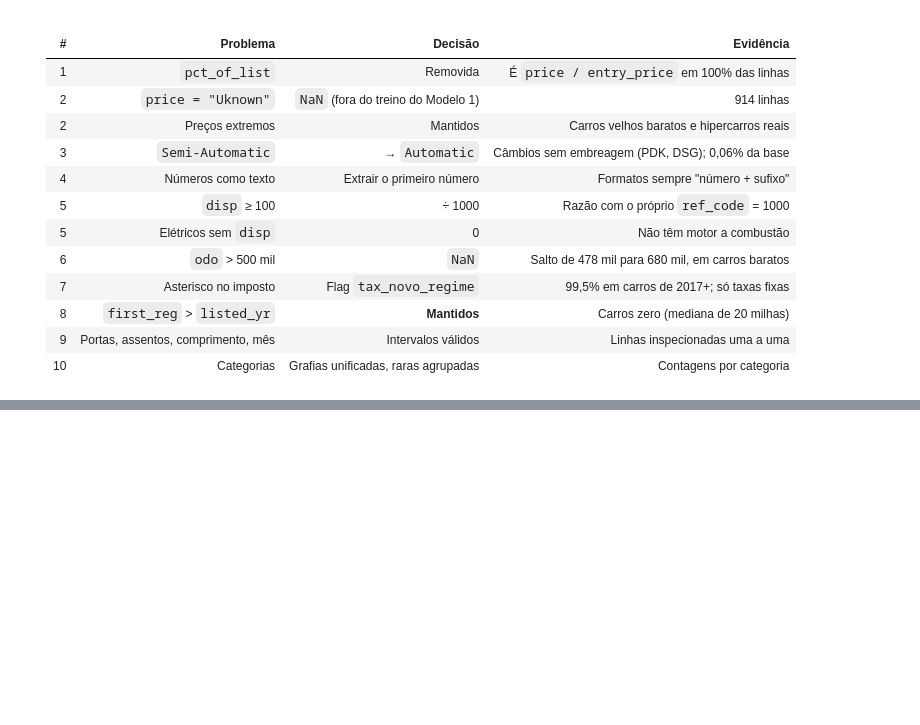
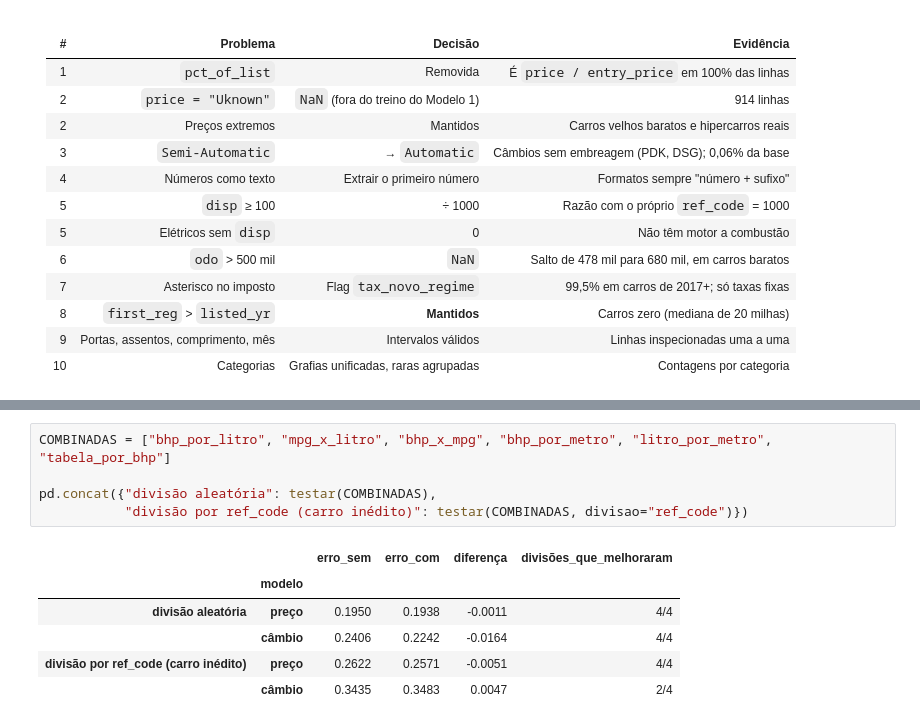
Before and after one commit to antoniosdiass-coder/projeto1, a Jupyter notebook: projeto1.ipynb, the cells around one changed output, grey strips where cells are left out. Drawn from its saved outputs; the diff is of its cells as text; blank space fills up the shorter version.

```diff
--- a/projeto1.ipynb
+++ b/projeto1.ipynb
@@ -1014,0 +1387,12 @@ combustível novo virou: ['Other']
+# %%
+COMBINADAS = ["bhp_por_litro", "mpg_x_litro", "bhp_x_mpg", "bhp_por_metro", "litro_por_metro", "tabela_por_bhp"]
+
+pd.concat({"divisão aleatória": testar(COMBINADAS),
+           "divisão por ref_code (carro inédito)": testar(COMBINADAS, divisao="ref_code")})
+# %% [output]
+|  |  | erro_sem | erro_com | diferença | divisões_que_melhoraram |
+|  | modelo |  |  |  |  |
+| divisão aleatória | preço | 0.1950 | 0.1938 | -0.0011 | 4/4 |
+|  | câmbio | 0.2406 | 0.2242 | -0.0164 | 4/4 |
+| divisão por ref_code (carro inédito) | preço | 0.2622 | 0.2571 | -0.0051 | 4/4 |
+|  | câmbio | 0.3435 | 0.3483 | 0.0047 | 2/4 |
```
Also changed, not shown: parts of 51 cells of this notebook.
